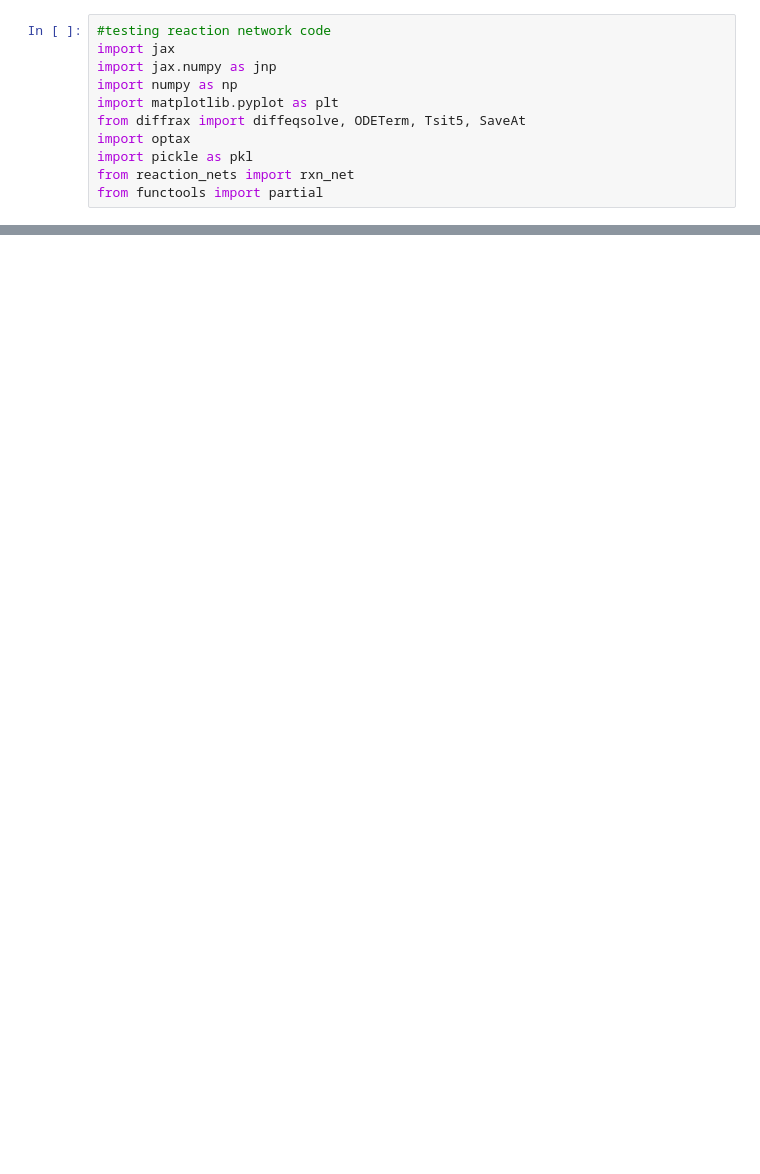
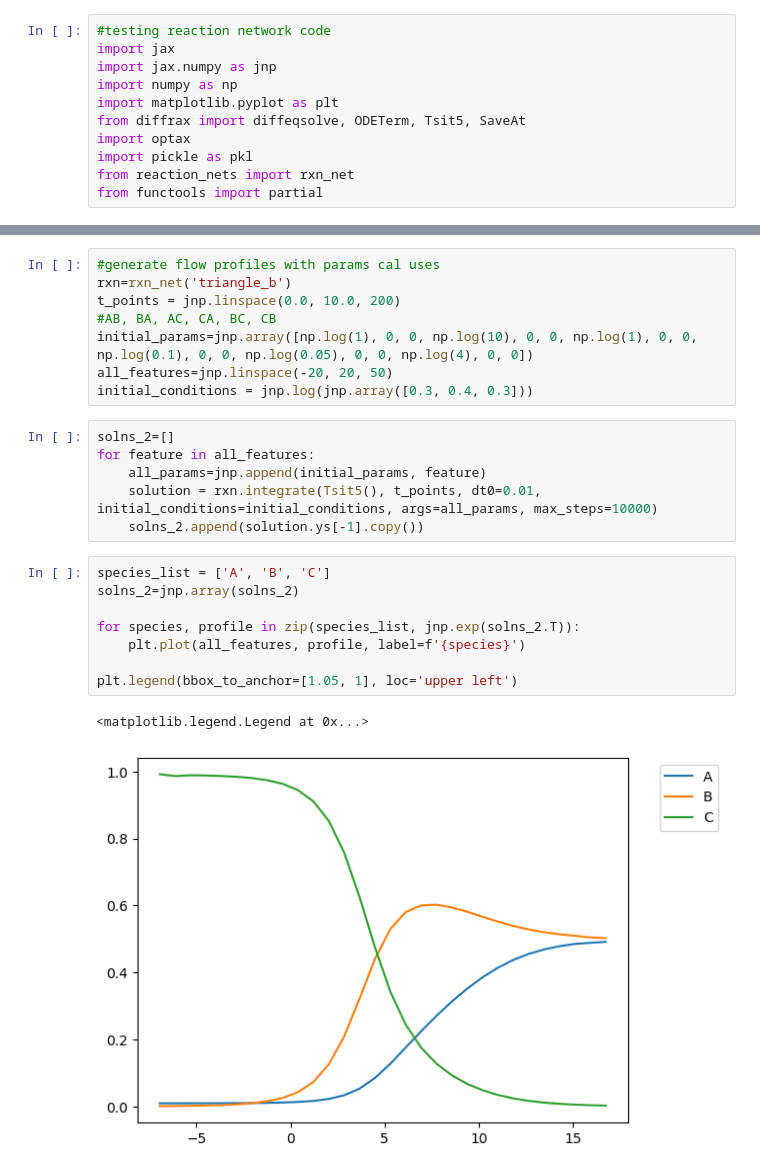
Before and after one commit to sdebesai7/second_order_rxn_nets, a Jupyter notebook: testing_networks.ipynb, the cells around one changed output, grey strips where cells are left out. Saved outputs shown, nothing was run; the diff lists cells and outputs as text; blank space fills up the shorter version.

```diff
--- a/testing_networks.ipynb
+++ b/testing_networks.ipynb
@@ -50,0 +70,25 @@ for i, solution in enumerate(solns):
+# %%
+#generate flow profiles with params cal uses
+rxn=rxn_net('triangle_b')
+t_points = jnp.linspace(0.0, 10.0, 200)
+#AB, BA, AC, CA, BC, CB
+initial_params=jnp.array([np.log(1), 0, 0, np.log(10), 0, 0, np.log(1), 0, 0, np.log(0.1), 0, 0, np.log(0.05), 0, 0, np.log(4), 0, 0])
+all_features=jnp.linspace(-20, 20, 50)
+initial_conditions = jnp.log(jnp.array([0.3, 0.4, 0.3]))
+# %%
+solns_2=[]
+for feature in all_features:
+    all_params=jnp.append(initial_params, feature)
+    solution = rxn.integrate(Tsit5(), t_points, dt0=0.01, initial_conditions=initial_conditions, args=all_params, max_steps=10000)
+    solns_2.append(solution.ys[-1].copy())
+# %%
+species_list = ['A', 'B', 'C']
+solns_2=jnp.array(solns_2)
+
+for species, profile in zip(species_list, jnp.exp(solns_2.T)):
+    plt.plot(all_features, profile, label=f'{species}')
+
+plt.legend(bbox_to_anchor=[1.05, 1], loc='upper left')
+# %% [output]
+<matplotlib.legend.Legend at 0x...>
+[figure, added]
```
Also changed, not shown: parts of 6 cells of this notebook, 1 other file.
